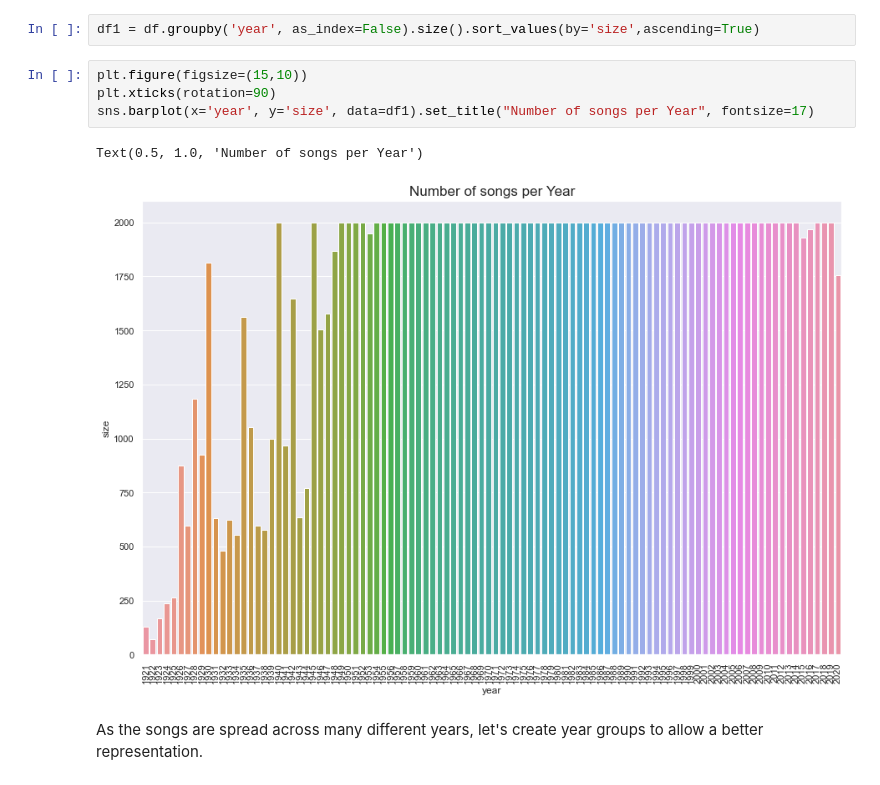
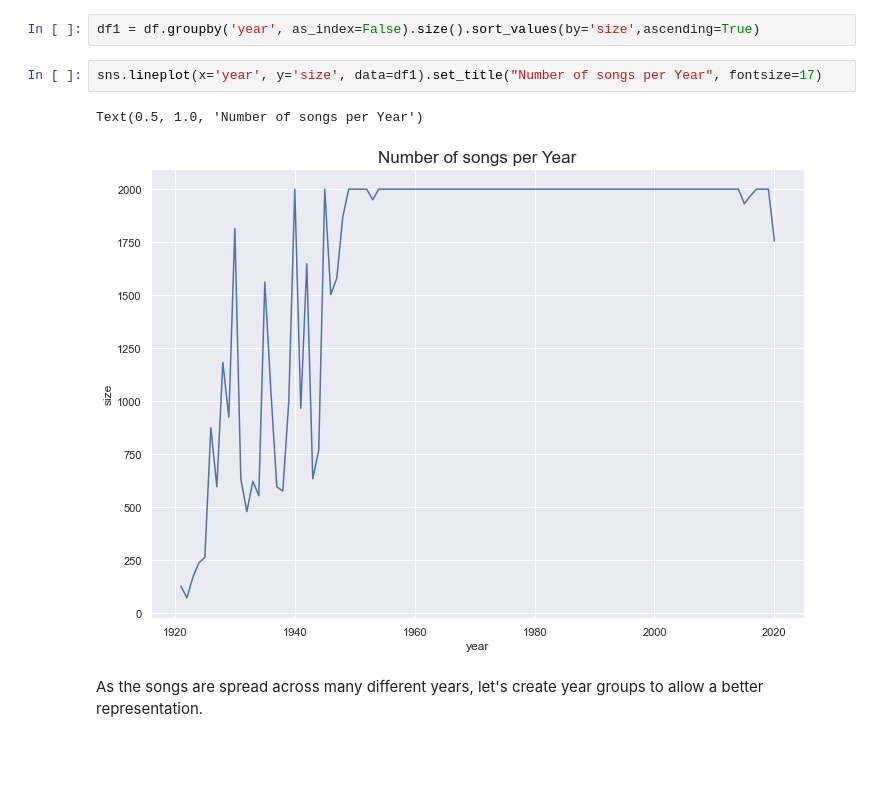
Before and after one commit to Mohammad-sakir/PDS_PROJ, a Jupyter notebook: analysis_spotify.ipynb, the cells around one changed output. Cells and saved outputs as stored; diff of their text form; blank space fills up the shorter version.

Commit message:
fixed errors in exploration and analyzed heatmap better

```diff
--- a/analysis_spotify.ipynb
+++ b/analysis_spotify.ipynb
@@ -376,12 +378,10 @@ array([1928, 1930, 1935, 1936, 1940, 1942, 1945, 1946, 1947, 1948, 1949,
 # %%
 df1 = df.groupby('year', as_index=False).size().sort_values(by='size',ascending=True)
 # %%
-plt.figure(figsize=(15,10))
-plt.xticks(rotation=90)
-sns.barplot(x='year', y='size', data=df1).set_title("Number of songs per Year", fontsize=17)
+sns.lineplot(x='year', y='size', data=df1).set_title("Number of songs per Year", fontsize=17)
 # %% [output]
 Text(0.5, 1.0, 'Number of songs per Year')
-[figure, old version]
+[figure, new version]
 # %% [markdown]
 As the songs are spread across many different years, let's create year groups to allow  a better representation.
 # %%
```
Also changed, not shown: parts of 51 cells of this notebook.
